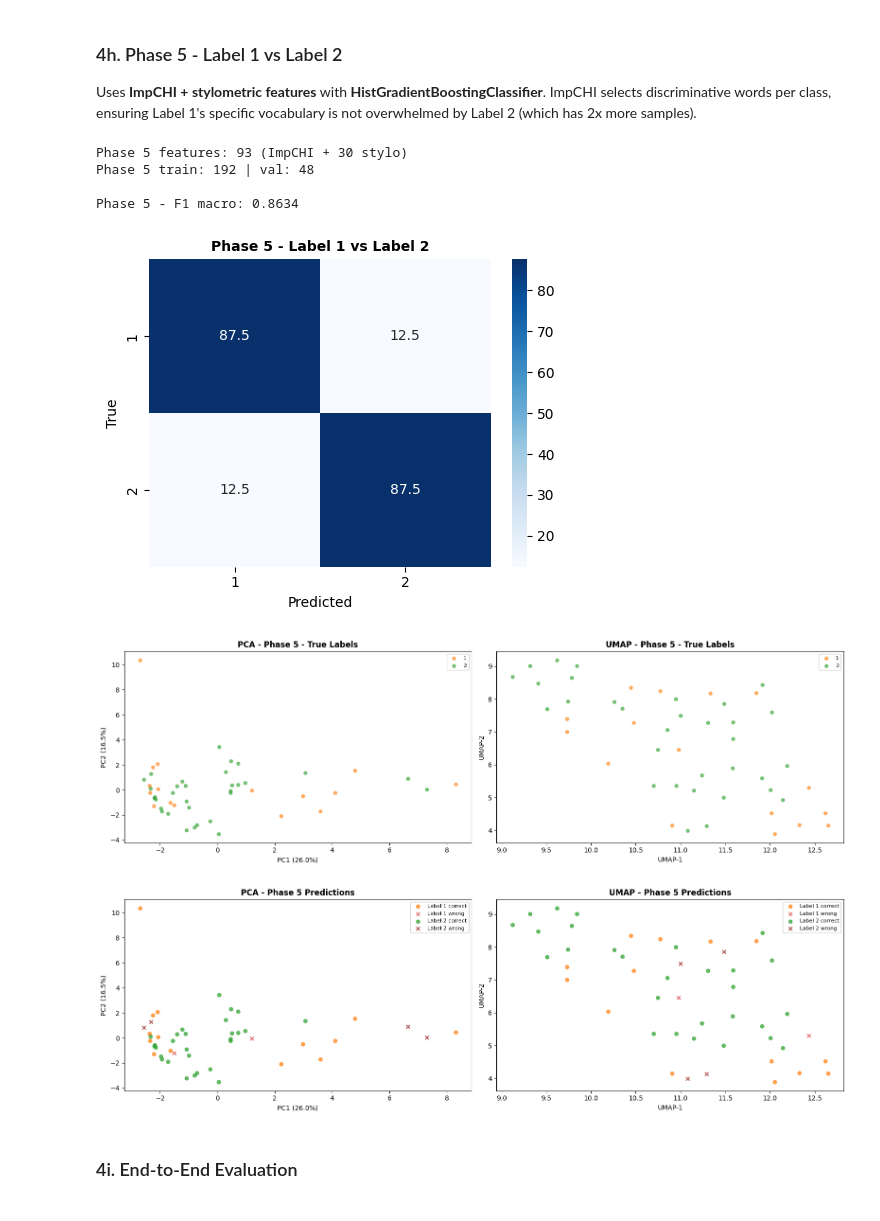
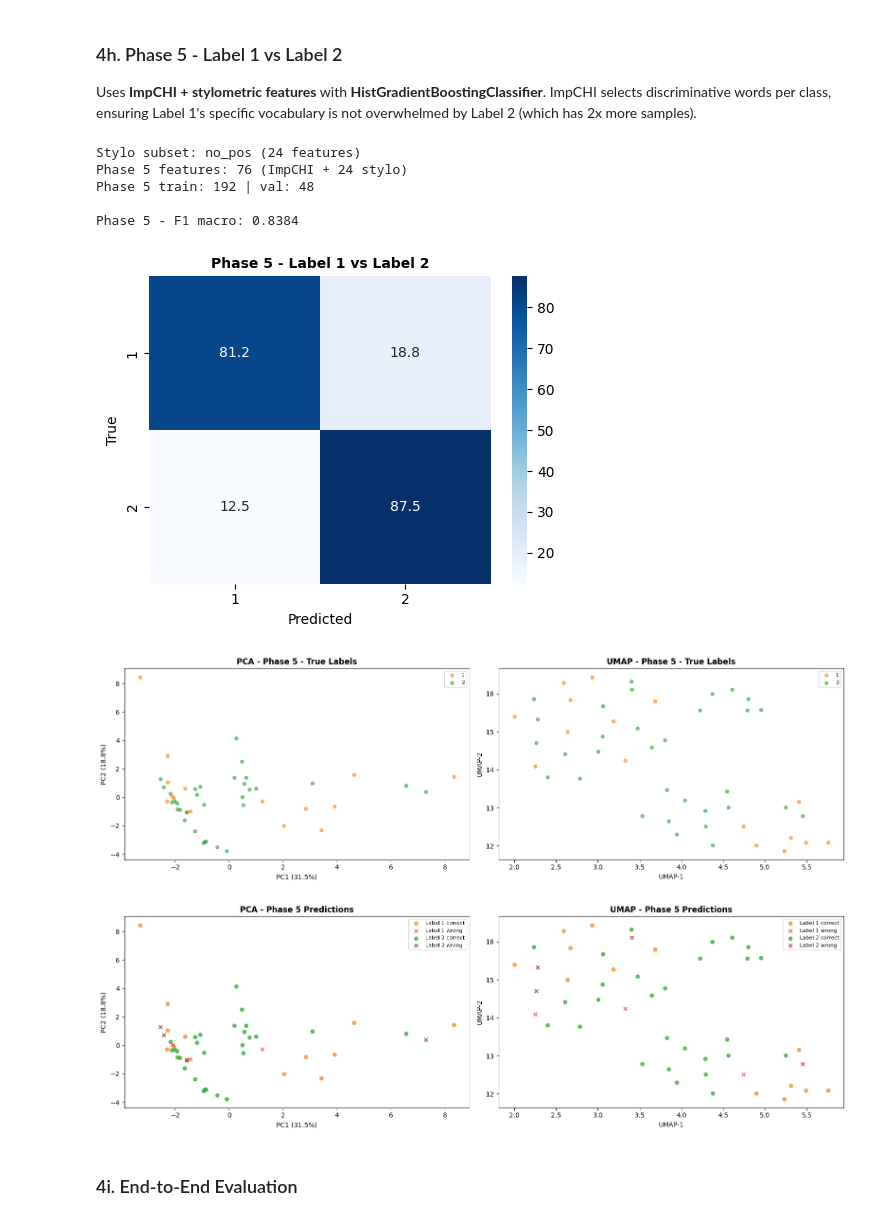
Before and after one commit to simoneP-txt/MALTO-Hackathon, a Jupyter notebook: main.ipynb, the cells around one changed output. Cells and saved outputs as stored; diff of their text form; code cells hidden in the pictures.

```diff
--- a/main.ipynb
+++ b/main.ipynb
@@ -256,13 +256,29 @@ def extract_stylometric(text):
             "ttr":ttr,"pct_short_words":ps,"pct_long_words":pl,
             "words_per_sentence":n_words/n_sentences,"chars_per_word":n_chars/n_words}
 
+
+# ── Stylometric feature group indices for subset selection ────
+STYLO_GROUPS = {
+    "all_30":          list(range(29)),
+    "punctuation":     list(range(9, 19)),
+    "pos":             list(range(19, 24)),
+    "length":          list(range(0, 9)),
+    "vocabulary":      list(range(24, 27)),
+    "structure":       [27, 28],
+    "punct_pos":       list(range(9, 24)),
+    "punct_pos_vocab": list(range(9, 24)) + list(range(24, 27)),
+    "no_length":       list(range(9, 29)),
+    "no_pos":          list(range(0, 19)) + list(range(24, 29)),
+}
+
 stylo_all = pd.DataFrame(df["TEXT"].apply(extract_stylometric).tolist()).values.astype(float)
 print(f"Stylometric features: {stylo_all.shape}")
 
-def build_impchi(X_tr_text, X_val_text, y_tr, k_per_class):
+def build_impchi(X_tr_text, X_val_text, y_tr, k_per_class,
+                 impchi_max_feat=15000, impchi_ngram=(1,2), impchi_min_df=2):
     #Improved Chi-squared: select top-K features per class, then union.
-    tfidf = TfidfVectorizer(max_features=15000, ngram_range=(1,2),
-                            sublinear_tf=True, min_df=2,
+    tfidf = TfidfVectorizer(max_features=impchi_max_feat, ngram_range=impchi_ngram,
+                            sublinear_tf=True, min_df=impchi_min_df,
                             strip_accents="unicode", analyzer="word")
     X_tr_full = tfidf.fit_transform(X_tr_text)
     X_val_full = tfidf.transform(X_val_text)
@@ -444,7 +460,12 @@ ImpCHI selects discriminative words per class, ensuring Label 1's specific vocab
 # %%
 p5 = SPEC["phase_5"]
 impchi_k = p5["impchi_k_per_class"]
+impchi_max_feat = p5.get("impchi_max_features", 15000)
+impchi_ngram = (1, p5.get("impchi_ngram_max", 2))
+impchi_min_df = p5.get("impchi_min_df", 2)
 hgb_p = p5["params"]
+hgb_cw = hgb_p.get("class_weight", "balanced")
+hgb_cw = "balanced" if hgb_cw == "balanced" else None
 
 tr_12_mask = np.isin(y_tr_full, [1, 2])
 tr_12_global = train_idx[tr_12_mask]
@@ -454,16 +475,22 @@ y_tr_p5 = all_labels[tr_12_global]
 y_val_p5 = y_val_full[remaining]
 
 X_tr_chi, X_val_chi, _, _ = build_impchi(
-    texts_clean[tr_12_global], texts_clean[val_p5_global], y_tr_p5, impchi_k)
+    texts_clean[tr_12_global], texts_clean[val_p5_global], y_tr_p5, impchi_k,
+    impchi_max_feat=impchi_max_feat, impchi_ngram=impchi_ngram, impchi_min_df=impchi_min_df)
+
+# Stylometric subset selection
+stylo_subset = p5.get("stylo_subset", "all_30")
+stylo_cols = STYLO_GROUPS.get(stylo_subset, list(range(29)))
+print(f"Stylo subset: {stylo_subset} ({len(stylo_cols)} features)")
 
 scaler_p5 = StandardScaler()
-X_tr_stylo = csr_matrix(scaler_p5.fit_transform(stylo_all[tr_12_global]))
-X_val_stylo = csr_matrix(scaler_p5.transform(stylo_all[val_p5_global]))
+X_tr_stylo = csr_matrix(scaler_p5.fit_transform(stylo_all[tr_12_global][:, stylo_cols]))
+X_val_stylo = csr_matrix(scaler_p5.transform(stylo_all[val_p5_global][:, stylo_cols]))
 
 X_tr_p5 = hstack([X_tr_chi, X_tr_stylo]).toarray()
 X_val_p5 = hstack([X_val_chi, X_val_stylo]).toarray()
 
-print(f"Phase 5 features: {X_tr_p5.shape[1]} (ImpCHI + 30 stylo)")
+print(f"Phase 5 features: {X_tr_p5.shape[1]} (ImpCHI + {len(stylo_cols)} stylo)")
 print(f"Phase 5 train: {len(y_tr_p5)} | val: {len(y_val_p5)}")
 
 m5 = HistGradientBoostingClassifier(
@@ -471,7 +498,7 @@ m5 = HistGradientBoostingClassifier(
     learning_rate=hgb_p["learning_rate"], max_leaf_nodes=hgb_p["max_leaf_nodes"],
     min_samples_leaf=hgb_p["min_samples_leaf"],
     l2_regularization=hgb_p["l2_regularization"],
-    class_weight="balanced", random_state=SEED)
+    class_weight=hgb_cw, random_state=SEED)
 m5.fit(X_tr_p5, y_tr_p5)
 pred_p5 = m5.predict(X_val_p5)
 
@@ -499,37 +526,38 @@ cat[(y_val_p5==2) & (pred_p5!=2)] = "Label 2 wrong"
 cat_order = ["Label 1 correct", "Label 1 wrong", "Label 2 correct", "Label 2 wrong"]
 cat_colors = {"Label 1 correct":"tab:orange", "Label 1 wrong":"tab:red",
               "Label 2 correct":"tab:green", "Label 2 wrong":"darkred"}
 
 fig, axes = plt.subplots(1, 2, figsize=(16, 5))
 pca5 = PCA(n_components=2, random_state=SEED)
 cp = pca5.fit_transform(X_val_p5); var = pca5.explained_variance_ratio_
 for c_name in cat_order:
     m = cat == c_name
     if m.sum() > 0:
         axes[0].scatter(cp[m,0], cp[m,1], label=c_name, color=cat_colors[c_name],
                         alpha=0.7, s=30, marker="o" if "correct" in c_name else "x")
 axes[0].set_xlabel(f"PC1 ({var[0]*100:.1f}%)"); axes[0].set_ylabel(f"PC2 ({var[1]*100:.1f}%)")
 axes[0].set_title("PCA - Phase 5 Predictions", fontweight="bold"); axes[0].legend(fontsize=8)
 
 red5 = umap.UMAP(n_components=2, random_state=SEED, n_neighbors=15, min_dist=0.1)
 cu = red5.fit_transform(X_val_p5)
 for c_name in cat_order:
     m = cat == c_name
     if m.sum() > 0:
         axes[1].scatter(cu[m,0], cu[m,1], label=c_name, color=cat_colors[c_name],
                         alpha=0.7, s=30, marker="o" if "correct" in c_name else "x")
 axes[1].set_xlabel("UMAP-1"); axes[1].set_ylabel("UMAP-2")
 axes[1].set_title("UMAP - Phase 5 Predictions", fontweight="bold"); axes[1].legend(fontsize=8)
 plt.tight_layout()
 plt.show()
 # %% [output]
-Phase 5 features: 93 (ImpCHI + 30 stylo)
+Stylo subset: no_pos (24 features)
+Phase 5 features: 76 (ImpCHI + 24 stylo)
 Phase 5 train: 192 | val: 48
 
-Phase 5 - F1 macro: 0.8634
+Phase 5 - F1 macro: 0.8384
 [figure]
-[figure, old version]
+[figure, new version]
-[figure, old version]
+[figure, new version]
 # %% [markdown]
 ### 4i. End-to-End Evaluation
 # %%
```
Also changed, not shown: parts of 4 cells of this notebook, 24 other files.
